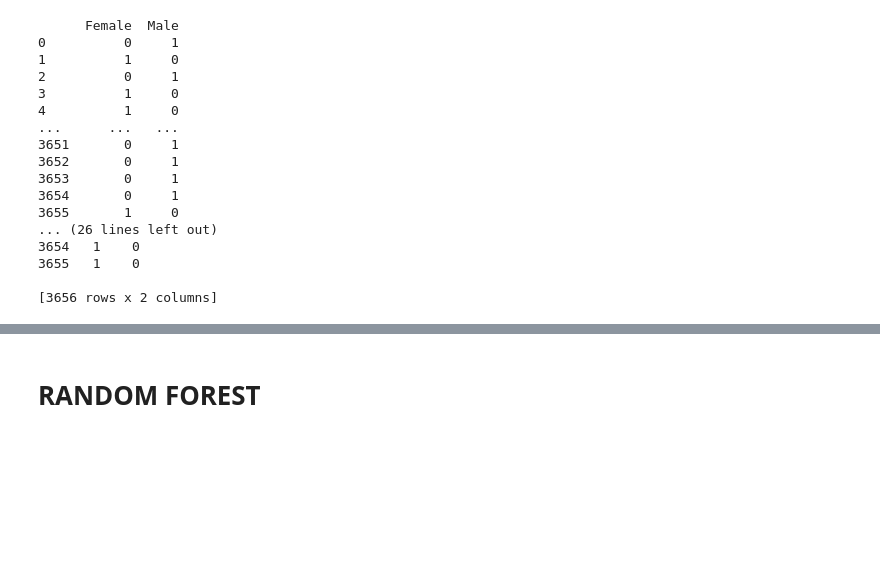
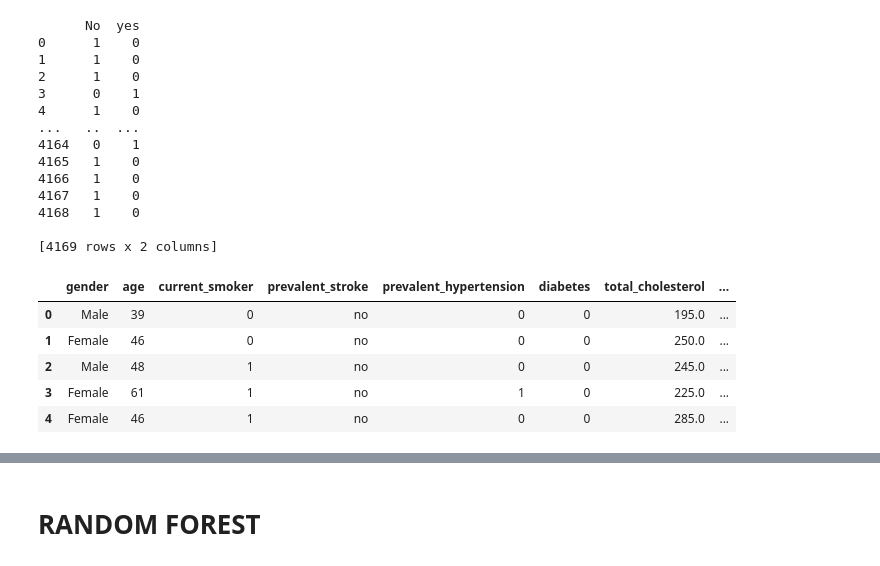
Before and after one commit to cscar43/CardioMind-AI-Driven-Heart-Health-Analysis, a Jupyter notebook: random_forest.ipynb, the cells around one changed output, grey strips where cells are left out. Drawn from its saved outputs; the diff is of its cells as text; code cells hidden in the pictures; blank space fills up the shorter version.

```diff
--- a/random_forest.ipynb
+++ b/random_forest.ipynb
@@ -39,28 +35,30 @@ glucose                     float64
 heart_stroke                 object
 dtype: object
 # %%
-gender_dummies = pd.get_dummies(df_heart["gender"])
-education_dummies = pd.get_dummies(df_heart["education"])
-prevalent_stroke_dummies = pd.get_dummies(df_heart["prevalent_stroke"])
-
-print(gender_dummies)
-print(education_dummies)
-print(prevalent_stroke_dummies)
+heart_stroke_dummies = pd.get_dummies(df_heart["heart_stroke"])
+print(heart_stroke_dummies)
 # %% [output]
-      Female  Male
-0          0     1
-1          1     0
-2          0     1
-3          1     0
-4          1     0
-...      ...   ...
-3651       0     1
-3652       0     1
-3653       0     1
-3654       0     1
-3655       1     0
-... (26 lines left out)
-3654   1    0
-3655   1    0
+      No  yes
+0      1    0
+1      1    0
+2      1    0
+3      0    1
+4      1    0
+...   ..  ...
+4164   0    1
+4165   1    0
+4166   1    0
+4167   1    0
+4168   1    0
 
-[3656 rows x 2 columns]
+[4169 rows x 2 columns]
+# %%
+df_heart = pd.concat([df_heart, heart_stroke_dummies], axis=1)
+df_heart.head()
+# %% [output]
+|  | gender | age | current_smoker | prevalent_stroke | prevalent_hypertension | diabetes | total_cholesterol | ... |
+| 0 | Male | 39 | 0 | no | 0 | 0 | 195.0 | ... |
+| 1 | Female | 46 | 0 | no | 0 | 0 | 250.0 | ... |
+| 2 | Male | 48 | 1 | no | 0 | 0 | 245.0 | ... |
+| 3 | Female | 61 | 1 | no | 1 | 0 | 225.0 | ... |
+| 4 | Female | 46 | 1 | no | 0 | 0 | 285.0 | ... |
```
Also changed, not shown: parts of 17 cells of this notebook, 1 other file.
